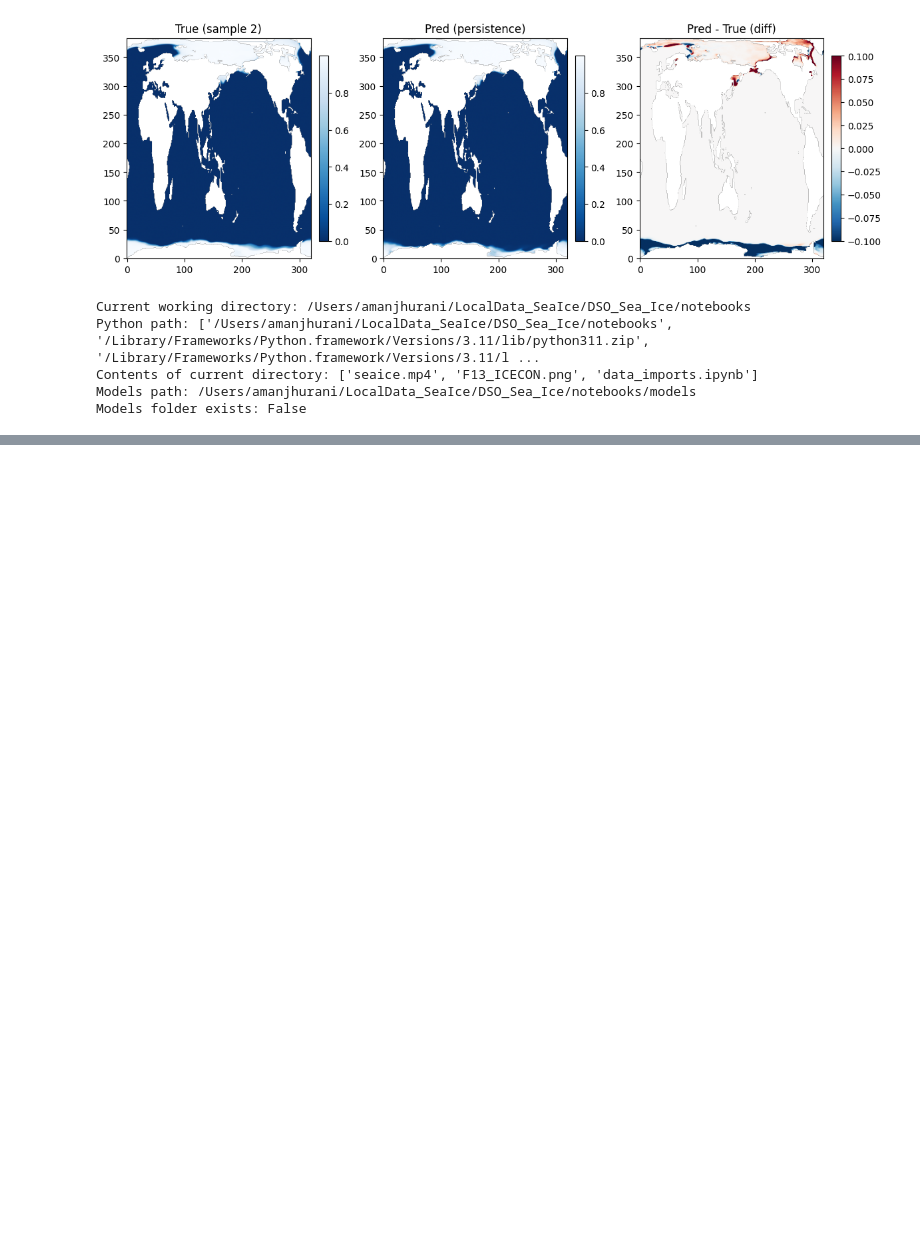
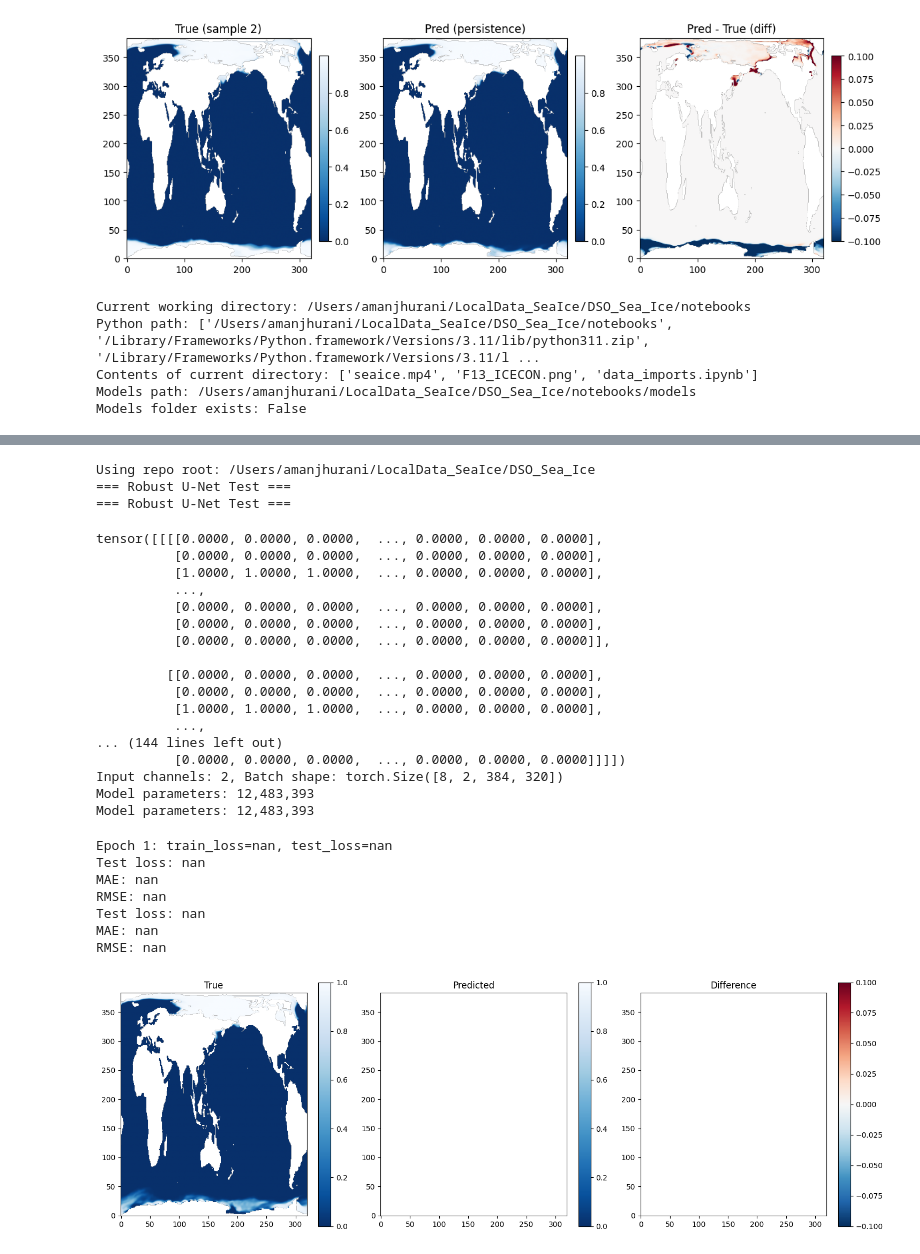
Before and after one commit to jhurani2/DSO_Sea_Ice, a Jupyter notebook: notebooks/data_imports.ipynb, the cells around one changed output, grey strips where cells are left out. Cells and saved outputs as stored; diff of their text form; code cells hidden in the pictures; blank space fills up the shorter version.

```diff
--- a/notebooks/data_imports.ipynb
+++ b/notebooks/data_imports.ipynb
@@ -1006,0 +969,54 @@ NameError: name 'keep_classes' is not defined
+# %%
+from pathlib import Path
+import sys
+epochs = 1
+
+# Find repository root (folder containing models) and add to sys.path
+p = Path.cwd()
+repo_root = None
+for i in range(6):
+   if (p / 'models').is_dir():
+       repo_root = p
+       break
+   if p.parent == p:
+       break
+   p = p.parent
+if repo_root is None:
+   repo_root = Path.cwd()
+sys.path.insert(0, str(repo_root))
+print('Using repo root:', repo_root)
+
+from models.U_net import run_robust_test
+
+# Exact same interface as your existing function
+ds_path = "/Users/amanjhurani/LocalData_SeaIce/DSO_Sea_Ice/data/CESM2_Seaiceconc/siconc_SImon_CESM2_historical_r10i1p1f1_gn_185001-189912.nc"
+model, history = run_robust_test(ds_path, batch_size=8, epochs=1)
+# %% [output]
+Using repo root: /Users/amanjhurani/LocalData_SeaIce/DSO_Sea_Ice
+=== Robust U-Net Test ===
+=== Robust U-Net Test ===
+tensor([[[[0.0000, 0.0000, 0.0000,  ..., 0.0000, 0.0000, 0.0000],
+          [0.0000, 0.0000, 0.0000,  ..., 0.0000, 0.0000, 0.0000],
+          [1.0000, 1.0000, 1.0000,  ..., 0.0000, 0.0000, 0.0000],
+          ...,
+          [0.0000, 0.0000, 0.0000,  ..., 0.0000, 0.0000, 0.0000],
+          [0.0000, 0.0000, 0.0000,  ..., 0.0000, 0.0000, 0.0000],
+          [0.0000, 0.0000, 0.0000,  ..., 0.0000, 0.0000, 0.0000]],
+
+         [[0.0000, 0.0000, 0.0000,  ..., 0.0000, 0.0000, 0.0000],
+          [0.0000, 0.0000, 0.0000,  ..., 0.0000, 0.0000, 0.0000],
+          [1.0000, 1.0000, 1.0000,  ..., 0.0000, 0.0000, 0.0000],
+          ...,
+... (144 lines left out)
+          [0.0000, 0.0000, 0.0000,  ..., 0.0000, 0.0000, 0.0000]]]])
+Input channels: 2, Batch shape: torch.Size([8, 2, 384, 320])
+Model parameters: 12,483,393
+Model parameters: 12,483,393
+Epoch 1: train_loss=nan, test_loss=nan
+Test loss: nan
+MAE: nan
+RMSE: nan
+Test loss: nan
+MAE: nan
+RMSE: nan
+[figure, added]
```
Also changed, not shown: parts of 3 cells of this notebook, 4 other files.
